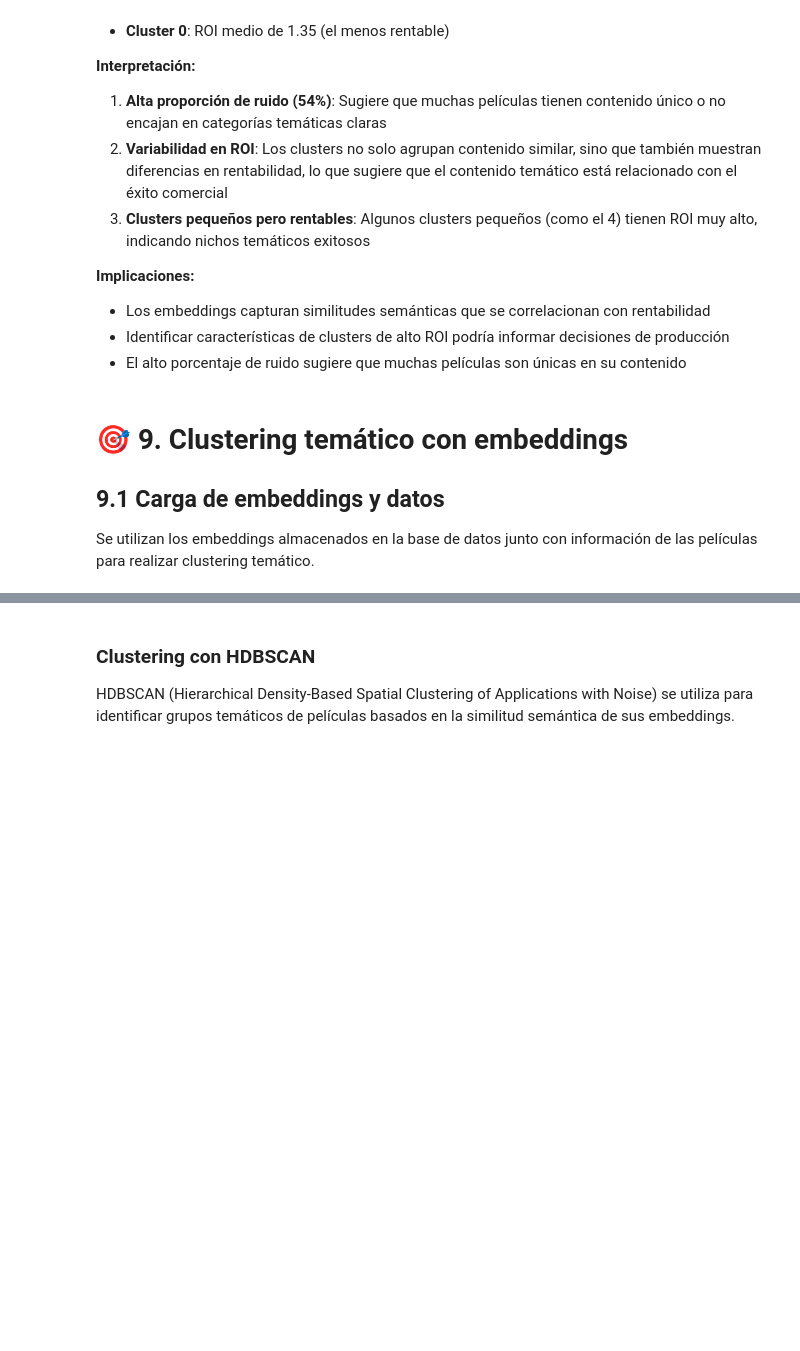
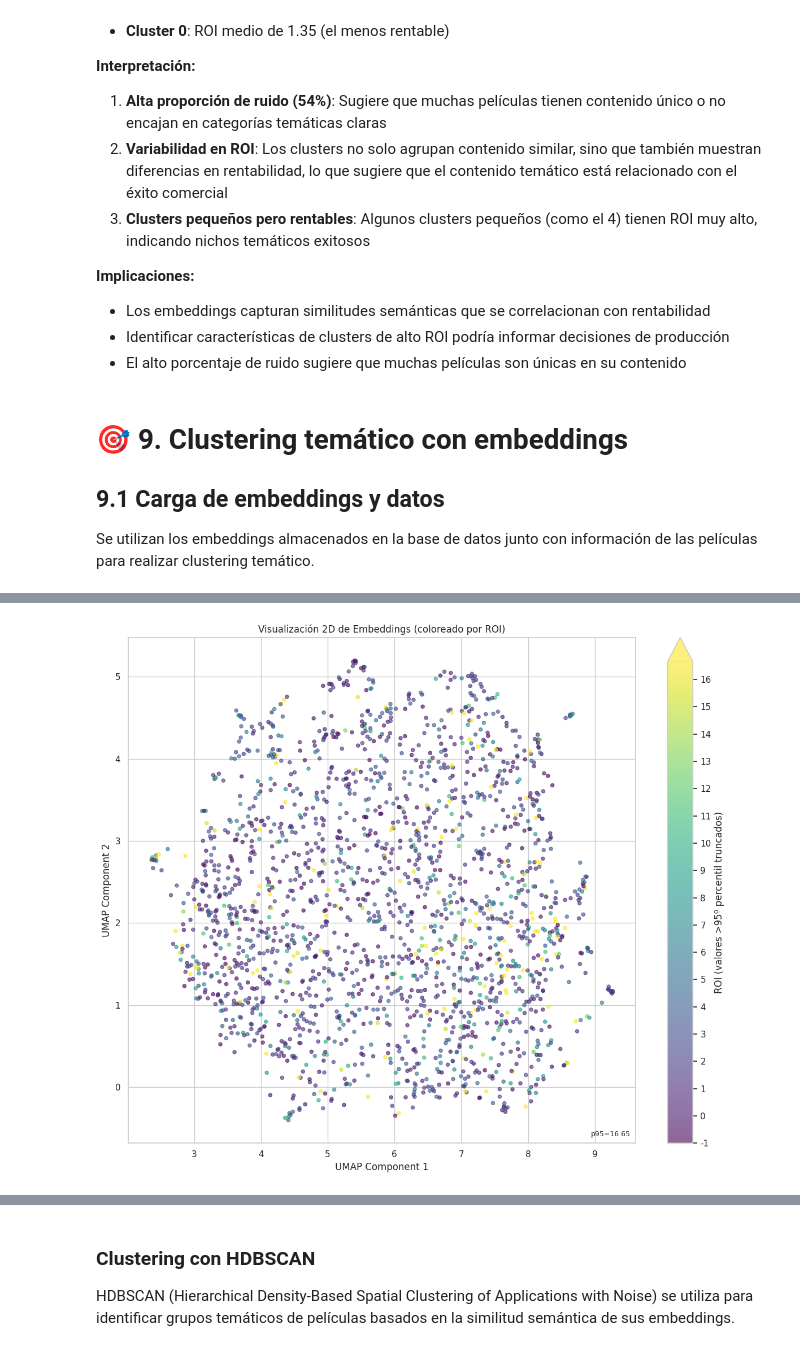
Before and after one commit to david-wis/filmining-scraper, a Jupyter notebook: notebooks/tp3.ipynb, the cells around one changed output, grey strips where cells are left out. Cells and saved outputs as stored; diff of their text form; code cells hidden in the pictures; blank space fills up the shorter version.

```diff
--- a/notebooks/tp3.ipynb
+++ b/notebooks/tp3.ipynb
@@ -1475,0 +1425,92 @@ else:
+# %%
+if 'embeddings_array' in locals() and len(embeddings_array) > 0:
+    print("🔄 Aplicando UMAP para reducción de dimensionalidad...")
+
+    # Reducir a 2D para visualización
+    reducer_2d = umap.UMAP(
+        n_components=2,
+        n_neighbors=15,
+        min_dist=0.1,
+        random_state=42,
+        metric='cosine'
+    )
+
+    embeddings_2d = reducer_2d.fit_transform(embeddings_array)
+
+    print(f"✅ Reducción completada: {embeddings_array.shape} -> {embeddings_2d.shape}")
+
+    # Visualizar en 2D
+    plt.figure(figsize=(12, 10))
+    # Truncar/recortar los valores de ROI percentil-wise: mantener el rango [0%, 95%]
+    # y recortar los valores por encima del percentil 95 al valor del percentil 95.
+    roi_vals = df_embeddings_valid['roi'].astype(float)
+    # calcular percentiles ignorando NaNs
+    p0 = np.nanpercentile(roi_vals, 0)
+    p95 = np.nanpercentile(roi_vals, 95)
+    # stats para debugging
+    roi_min = np.nanmin(roi_vals) if roi_vals.notna().any() else np.nan
+    roi_max = np.nanmax(roi_vals) if roi_vals.notna().any() else np.nan
+    n_neg = int((roi_vals < 0).sum()) if roi_vals.notna().any() else 0
+    print(f"ROI stats -> min: {roi_min}, max: {roi_max}, 0th pct: {p0}, 95th pct: {p95}, negatives: {n_neg}")
+    # asegurar que el vmin incluya negativos si existen
+    vmin = min(roi_min if not np.isnan(roi_min) else p0, p0, -1.0)
+    # clip para evitar que valores extremos dominen el cmap
+    roi_clipped = roi_vals.clip(lower=vmin, upper=p95)
+    # Usar Normalize para que el cmap refleje el rango truncado
+    norm = plt.Normalize(vmin=vmin, vmax=p95)
+    scatter = plt.scatter(embeddings_2d[:, 0], embeddings_2d[:, 1],
+                         c=roi_clipped, cmap='viridis', norm=norm,
+                         alpha=0.6, s=20)
+
+    # Construir ticks: empezar en -1 y aumentar en pasos de 1 hasta el techo de p95.
+    # Safety: if p95 is huge, downsample ticks to a reasonable number while keeping -1 included.
+    import math
+    if np.isfinite(p95):
+        top = int(math.ceil(p95))
+    else:
+        top = int(min(100, np.nanmax(roi_vals) if np.isfinite(np.nanmax(roi_vals)) else 10))
+    # Ensure at least include -1
+    ticks = np.arange(-1, top + 1, 1, dtype=int)
+    # If too many ticks, downsample but keep -1 and the top
+    max_ticks = 50
+    if len(ticks) > max_ticks:
+        step = int(math.ceil(len(ticks) / max_ticks))
+        ticks = ticks[::step]
+        if ticks[0] != -1:
+            ticks = np.concatenate((np.array([-1]), ticks))
+        if ticks[-1] != top:
+            ticks = np.concatenate((ticks, np.array([top])))
+        ticks = np.unique(ticks)
+    # Convert to float for colorbar
+    ticks = ticks.astype(float)
+
+    cbar = plt.colorbar(scatter, label='ROI (valores >95º percentil truncados)', ticks=ticks, extend='max')
+    # Format tick labels as integers if they are effectively integers
+    cbar.ax.set_yticklabels([f"{t:.0f}" for t in ticks])
+
+    # Optionally annotate p95 on the plot so users see the clipping threshold
+    plt.gca().text(0.99, 0.01, f'p95={p95:.2f}', transform=plt.gca().transAxes, ha='right', va='bottom', fontsize=9)
+
+    plt.xlabel('UMAP Component 1')
+    plt.ylabel('UMAP Component 2')
+    plt.title('Visualización 2D de Embeddings (coloreado por ROI)')
+    plt.tight_layout()
+    plt.show()
+
+    # Reducir a dimensiones más bajas para clustering (opcional, usar originales también)
+    reducer_clustering = umap.UMAP(
+        n_components=50,  # Reducir a 50 dimensiones para clustering más eficiente
+        n_neighbors=15,
+        min_dist=0.1,
+        random_state=42,
+        metric='cosine'
+    )
+    embeddings_reduced = reducer_clustering.fit_transform(embeddings_array)
+    print(f"✅ Embeddings reducidos para clustering: {embeddings_reduced.shape}")
+else:
+    print("⚠️ No hay embeddings disponibles")
+    if 'embeddings_array' in locals():
+        embeddings_reduced = embeddings_array
+    else:
+        embeddings_reduced = None
+# %% [output]
@@ -1475,0 +1522 @@ else:
+[figure, added]
```
Also changed, not shown: parts of 14 cells of this notebook.
